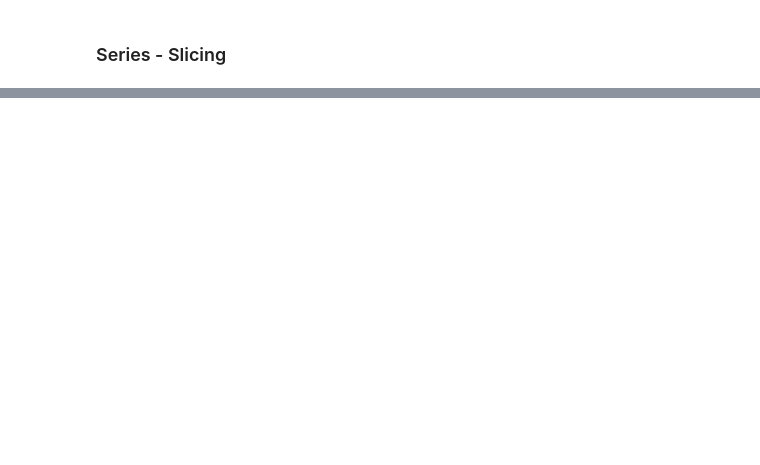
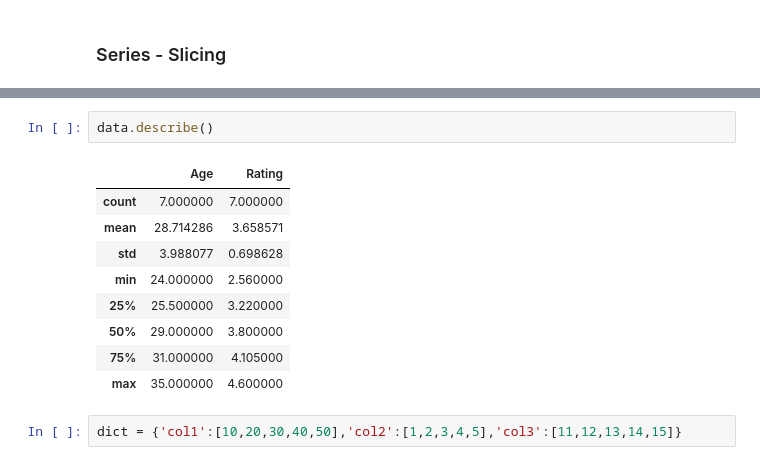
Before and after one commit to venkatesh-manikumar/Python_learnings, a Jupyter notebook: Pandas_learnings_day_1.ipynb, the cells around one changed output, grey strips where cells are left out. Saved outputs shown, nothing was run; the diff lists cells and outputs as text; blank space fills up the shorter version.

```diff
--- a/Pandas_learnings_day_1.ipynb
+++ b/Pandas_learnings_day_1.ipynb
@@ -51,0 +342,14 @@ dtype: object
+# %%
+data.describe()
+# %% [output]
+|  | Age | Rating |
+| count | 7.000000 | 7.000000 |
+| mean | 28.714286 | 3.658571 |
+| std | 3.988077 | 0.698628 |
+| min | 24.000000 | 2.560000 |
+| 25% | 25.500000 | 3.220000 |
+| 50% | 29.000000 | 3.800000 |
+| 75% | 31.000000 | 4.105000 |
+| max | 35.000000 | 4.600000 |
+# %%
+dict = {'col1':[10,20,30,40,50],'col2':[1,2,3,4,5],'col3':[11,12,13,14,15]}
```
Also changed, not shown: parts of 48 cells of this notebook.
